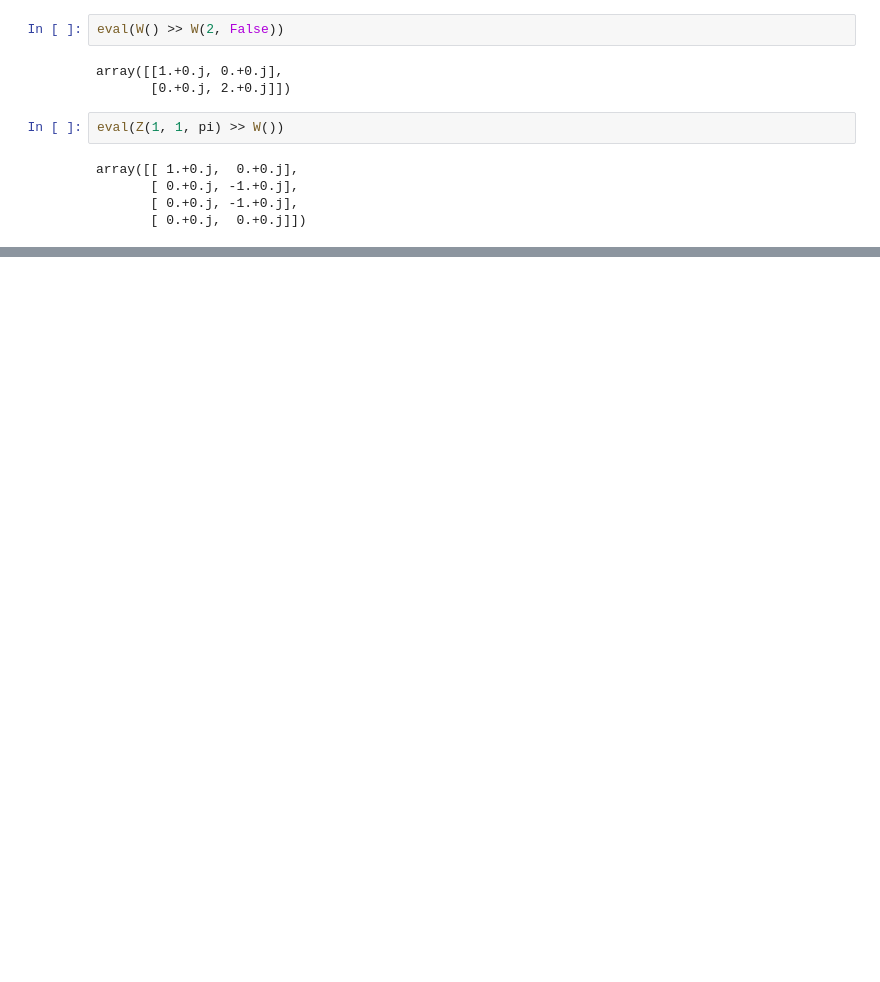
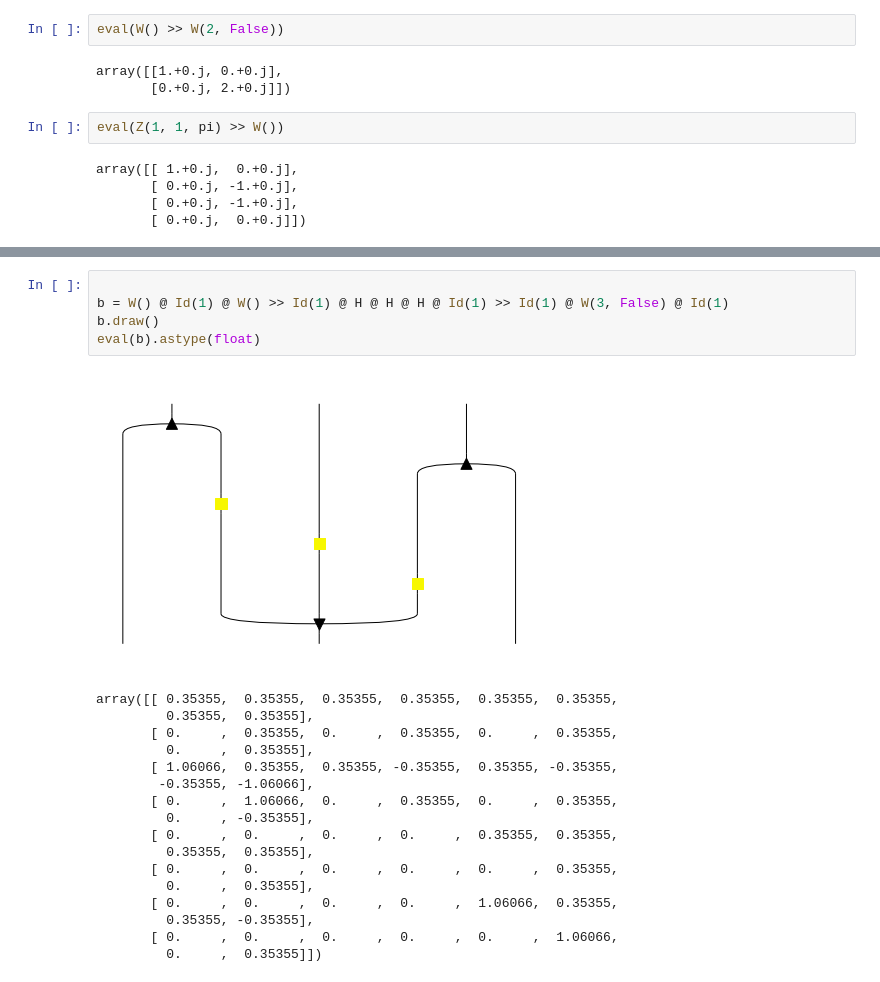
Before and after one commit to edwinagnew/zxw-diagrams, a Jupyter notebook: determin.ipynb, the cells around one changed output, grey strips where cells are left out. Saved outputs shown, nothing was run; the diff lists cells and outputs as text; blank space fills up the shorter version.

```diff
--- a/determin.ipynb
+++ b/determin.ipynb
@@ -53,0 +83,23 @@ array([[ 1.+0.j,  0.+0.j],
+# %%
+
+b = W() @ Id(1) @ W() >> Id(1) @ H @ H @ H @ Id(1) >> Id(1) @ W(3, False) @ Id(1)
+b.draw()
+eval(b).astype(float)
+# %% [output]
+[figure, added]
+array([[ 0.35355,  0.35355,  0.35355,  0.35355,  0.35355,  0.35355,
+         0.35355,  0.35355],
+       [ 0.     ,  0.35355,  0.     ,  0.35355,  0.     ,  0.35355,
+         0.     ,  0.35355],
+       [ 1.06066,  0.35355,  0.35355, -0.35355,  0.35355, -0.35355,
+        -0.35355, -1.06066],
+       [ 0.     ,  1.06066,  0.     ,  0.35355,  0.     ,  0.35355,
+         0.     , -0.35355],
+       [ 0.     ,  0.     ,  0.     ,  0.     ,  0.35355,  0.35355,
+         0.35355,  0.35355],
+       [ 0.     ,  0.     ,  0.     ,  0.     ,  0.     ,  0.35355,
+         0.     ,  0.35355],
+       [ 0.     ,  0.     ,  0.     ,  0.     ,  1.06066,  0.35355,
+         0.35355, -0.35355],
+       [ 0.     ,  0.     ,  0.     ,  0.     ,  0.     ,  1.06066,
+         0.     ,  0.35355]])
```
Also changed, not shown: parts of 10 cells of this notebook, 2 other files.
